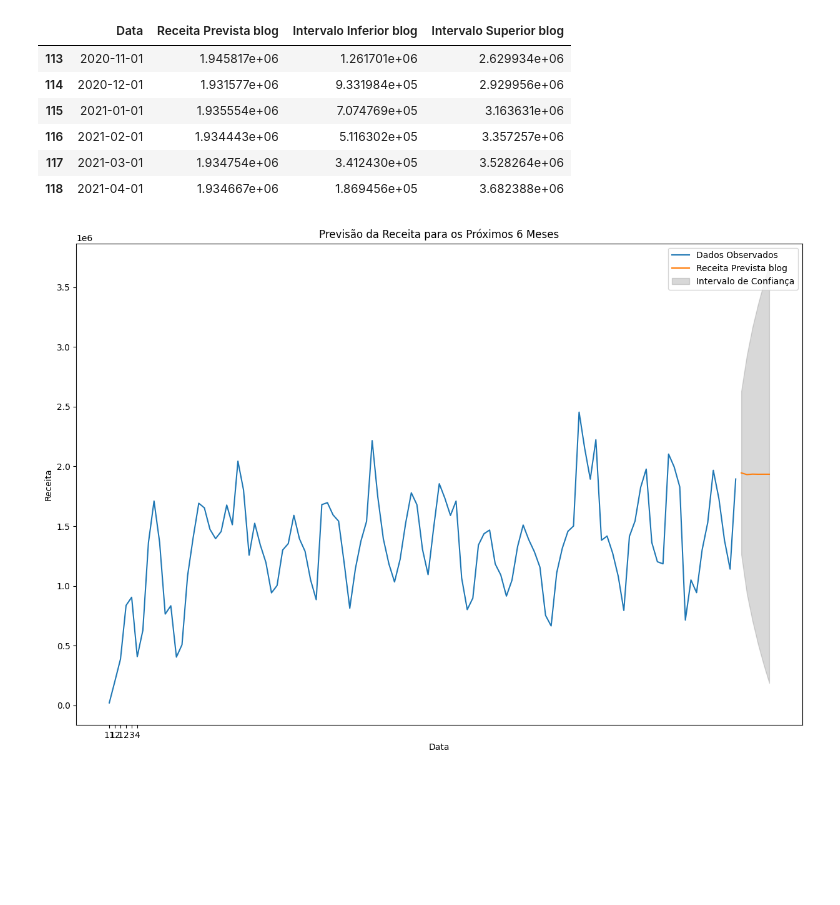
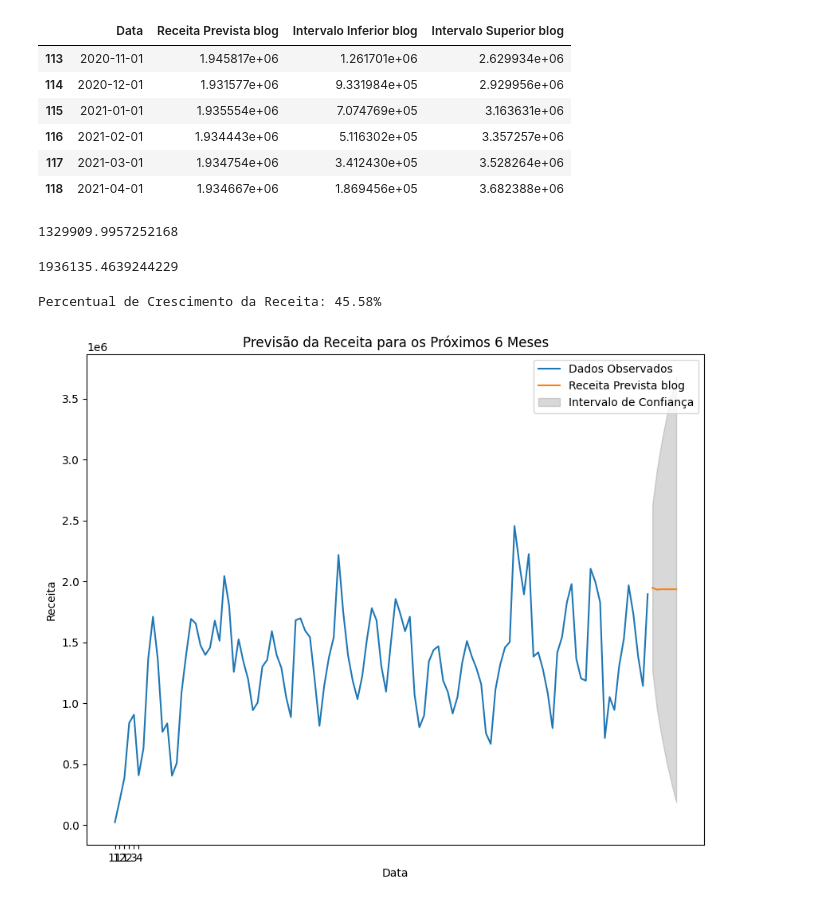
Before and after one commit to LaizaCostaa/previsao_receita_blogxsite_ARIMA, a Jupyter notebook: previsao_receita_blogxsite_ARIMA.ipynb, the cells around one changed output. Drawn from its saved outputs; the diff is of its cells as text; code cells hidden in the pictures; blank space fills up the shorter version.

```diff
--- a/previsao_receita_blogxsite_ARIMA.ipynb
+++ b/previsao_receita_blogxsite_ARIMA.ipynb
@@ -303,31 +403,52 @@ df_previsao_receita_blog
 | 116 | 2021-02-01 | 1.934443e+06 | 5.116302e+05 | 3.357257e+06 |
 | 117 | 2021-03-01 | 1.934754e+06 | 3.412430e+05 | 3.528264e+06 |
 | 118 | 2021-04-01 | 1.934667e+06 | 1.869456e+05 | 3.682388e+06 |
+# %%
+df_receita_blog['receita_blog'].mean()
+# %% [output]
+1329909.9957252168
+# %%
+df_previsao_receita_blog['Receita Prevista blog'].mean()
+# %% [output]
+1936135.4639244229
+# %%
+media_receita_blog = 1329909.9957252168
+
+# Média da receita prevista
+media_receita_prevista = 1936135.4639244229
+
+# Calcular o percentual de crescimento
+percentual_crescimento = ((media_receita_prevista - media_receita_blog) / media_receita_blog) * 100
+
+# Exibir o resultado
+print(f"Percentual de Crescimento da Receita: {percentual_crescimento:.2f}%")
+# %% [output]
+Percentual de Crescimento da Receita: 45.58%
 # %%
 df_previsao_receita_blog['Data'] = pd.to_datetime(df_previsao_receita_blog['Data'])
 # %%
-fig, ax = plt.subplots(figsize=(15, 10))
+fig, ax = plt.subplots(figsize=(10, 8))
 
 plt.plot(df_receita_blog['data'], df_receita_blog['receita_blog'], label='Dados Observados')
 df_previsao_receita_blog['Data'] = pd.to_datetime(df_previsao_receita_blog['Data'])
 plt.plot(df_previsao_receita_blog['Data'].astype(str), df_previsao_receita_blog['Receita Prevista blog'], label='Receita Prevista blog')
 plt.fill_between(df_previsao_receita_blog['Data'].astype(str), df_previsao_receita_blog['Intervalo Inferior blog'], df_previsao_receita_blog['Intervalo Superior blog'],
                  color='gray', alpha=0.3, label='Intervalo de Confiança')
 plt.xlabel('Data')
 plt.ylabel('Receita')
 plt.title('Previsão da Receita para os Próximos 6 Meses')
 plt.legend()
 
 # Obtendo os índices dos meses
 meses = df_previsao_receita_blog['Data'].dt.month
 
 # Definindo os ticks e labels dos meses
 plt.gca().set_xticks(range(len(meses)))
 plt.gca().set_xticklabels(meses)
 
 plt.show()
 # %% [output]
-[figure, old version]
+[figure, new version]
 # %% [markdown]
 **RESPONDENDO À PERGUNTA DE NEGÓCIO:**
 
```
Also changed, not shown: parts of 23 cells of this notebook.
